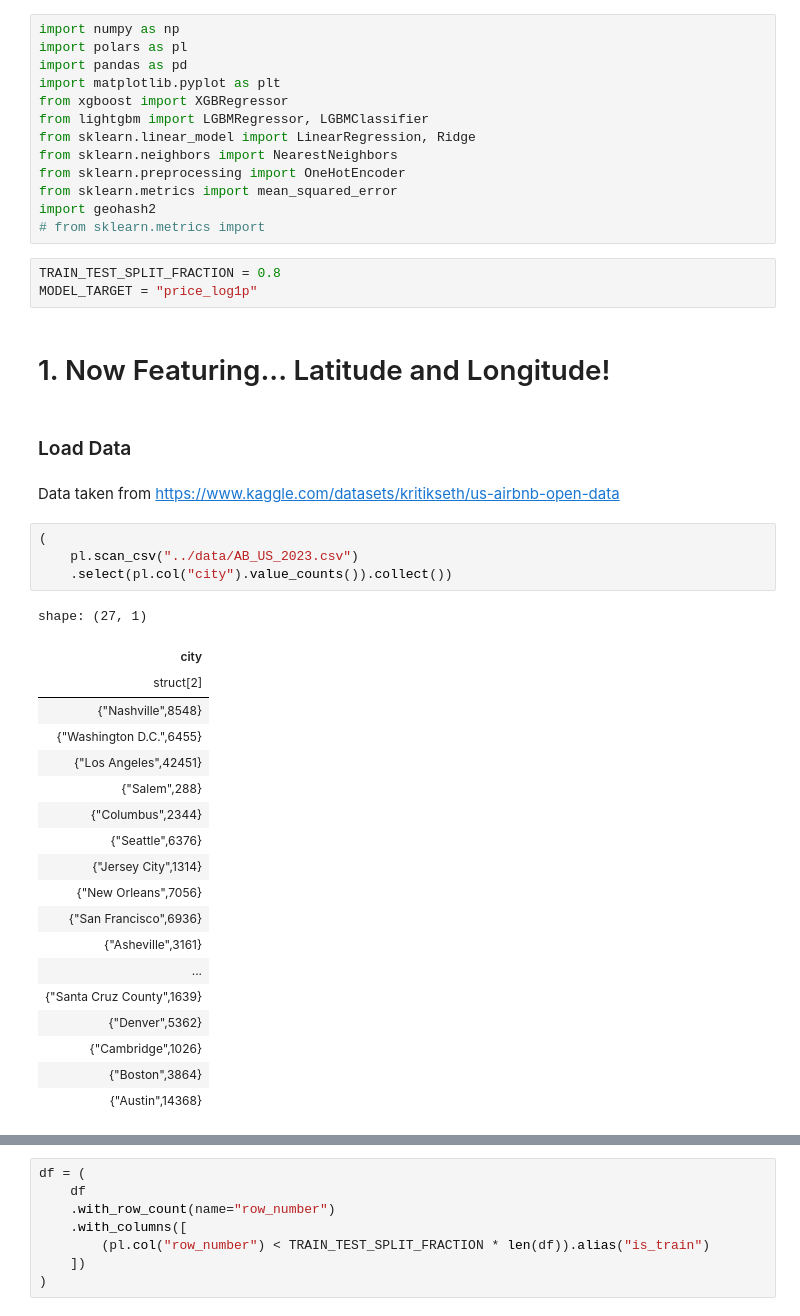
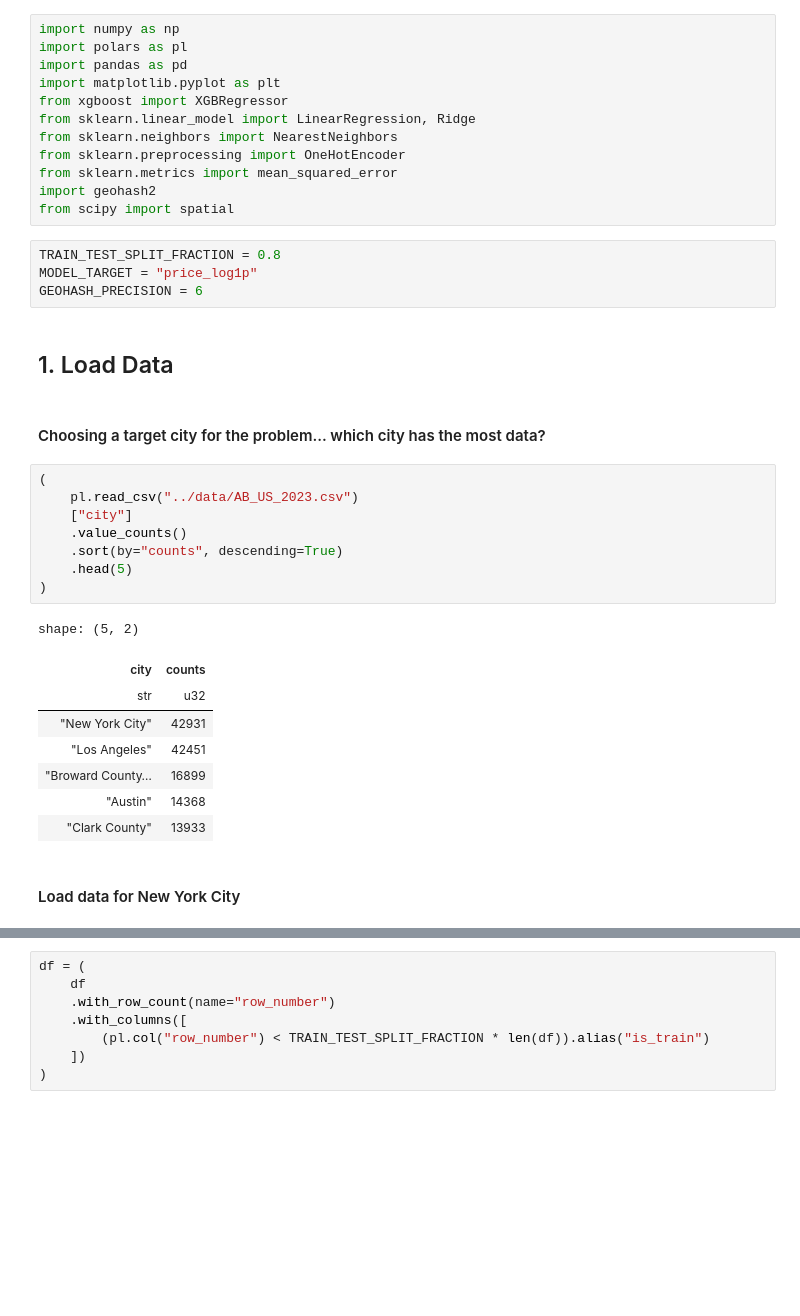
Before and after one commit to bfeif/personal-website, a Jupyter notebook: code/notebooks/feature-engineering-with-just-latitude-and-longitude.ipynb, the cells around one changed output, grey strips where cells are left out. Drawn from its saved outputs; the diff is of its cells as text; blank space fills up the shorter version.

```diff
--- a/code/notebooks/feature-engineering-with-just-latitude-and-longitude.ipynb
+++ b/code/notebooks/feature-engineering-with-just-latitude-and-longitude.ipynb
@@ -8,44 +14,37 @@ import polars as pl
 import pandas as pd
 import matplotlib.pyplot as plt
 from xgboost import XGBRegressor
-from lightgbm import LGBMRegressor, LGBMClassifier
 from sklearn.linear_model import LinearRegression, Ridge
 from sklearn.neighbors import NearestNeighbors
 from sklearn.preprocessing import OneHotEncoder
 from sklearn.metrics import mean_squared_error
 import geohash2
-# from sklearn.metrics import
+from scipy import spatial
 # %%
 TRAIN_TEST_SPLIT_FRACTION = 0.8
 MODEL_TARGET = "price_log1p"
+GEOHASH_PRECISION = 6
 # %% [markdown]
-# 1. Now Featuring... Latitude and Longitude!
+## 1. Load Data
-# %% [markdown]
-### Load Data
 # %% [markdown]
-Data taken from https://www.kaggle.com/datasets/kritikseth/us-airbnb-open-data
+#### Choosing a target city for the problem... which city has the most data?
 # %%
 (
-    pl.scan_csv("../data/AB_US_2023.csv")
-    .select(pl.col("city").value_counts()).collect())
+    pl.read_csv("../data/AB_US_2023.csv")
+    ["city"]
+    .value_counts()
+    .sort(by="counts", descending=True)
+    .head(5)
+)
 # %% [output]
-shape: (27, 1)
+shape: (5, 2)
-| city |
-| struct[2] |
-| {"Nashville",8548} |
-| {"Washington D.C.",6455} |
-| {"Los Angeles",42451} |
-| {"Salem",288} |
-| {"Columbus",2344} |
-| {"Seattle",6376} |
-| {"Jersey City",1314} |
-| {"New Orleans",7056} |
-| {"San Francisco",6936} |
-| {"Asheville",3161} |
-| ... |
-| {"Santa Cruz County",1639} |
-| {"Denver",5362} |
-| {"Cambridge",1026} |
-| {"Boston",3864} |
-| {"Austin",14368} |
+| city | counts |
+| str | u32 |
+| "New York City" | 42931 |
+| "Los Angeles" | 42451 |
+| "Broward County… | 16899 |
+| "Austin" | 14368 |
+| "Clark County" | 13933 |
+# %% [markdown]
+#### Load data for New York City
 # %%
```
Also changed, not shown: parts of 34 cells of this notebook, 3 other files.
